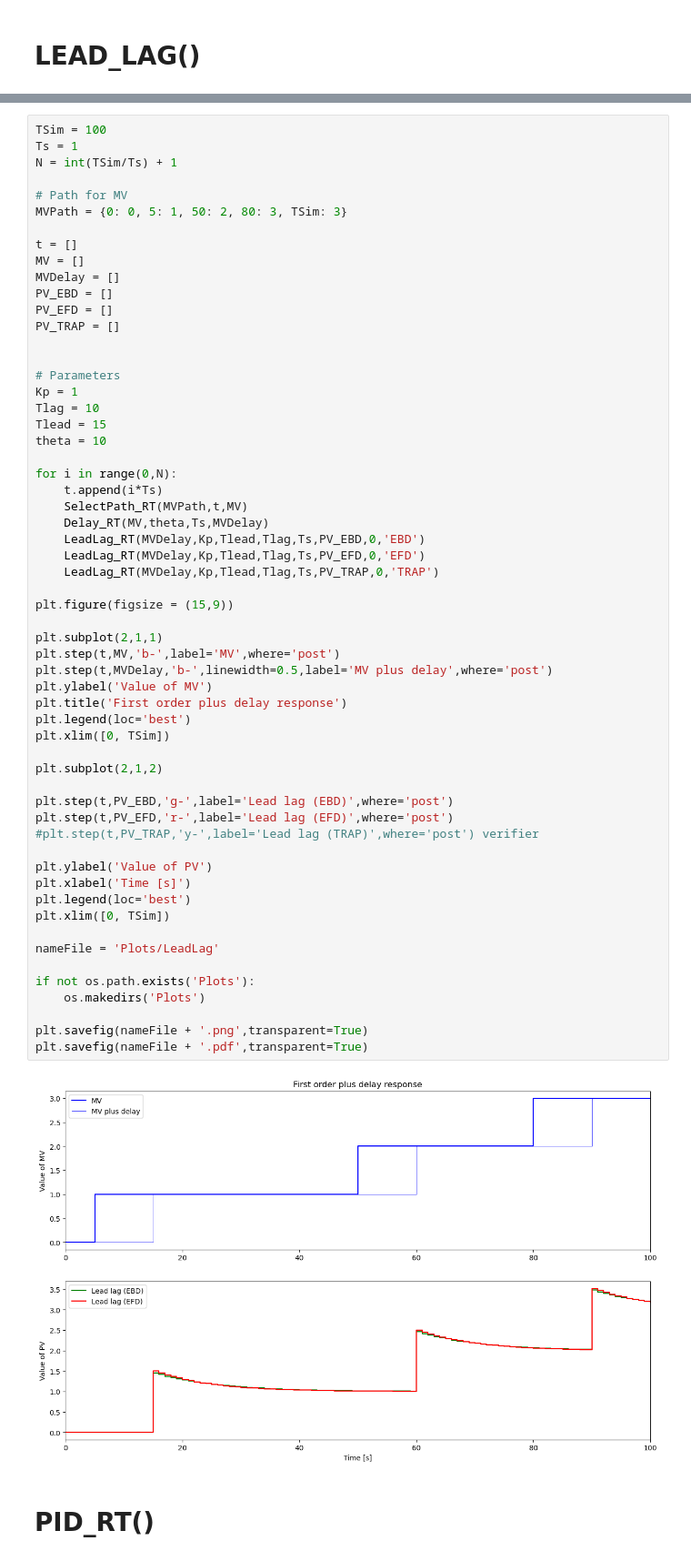
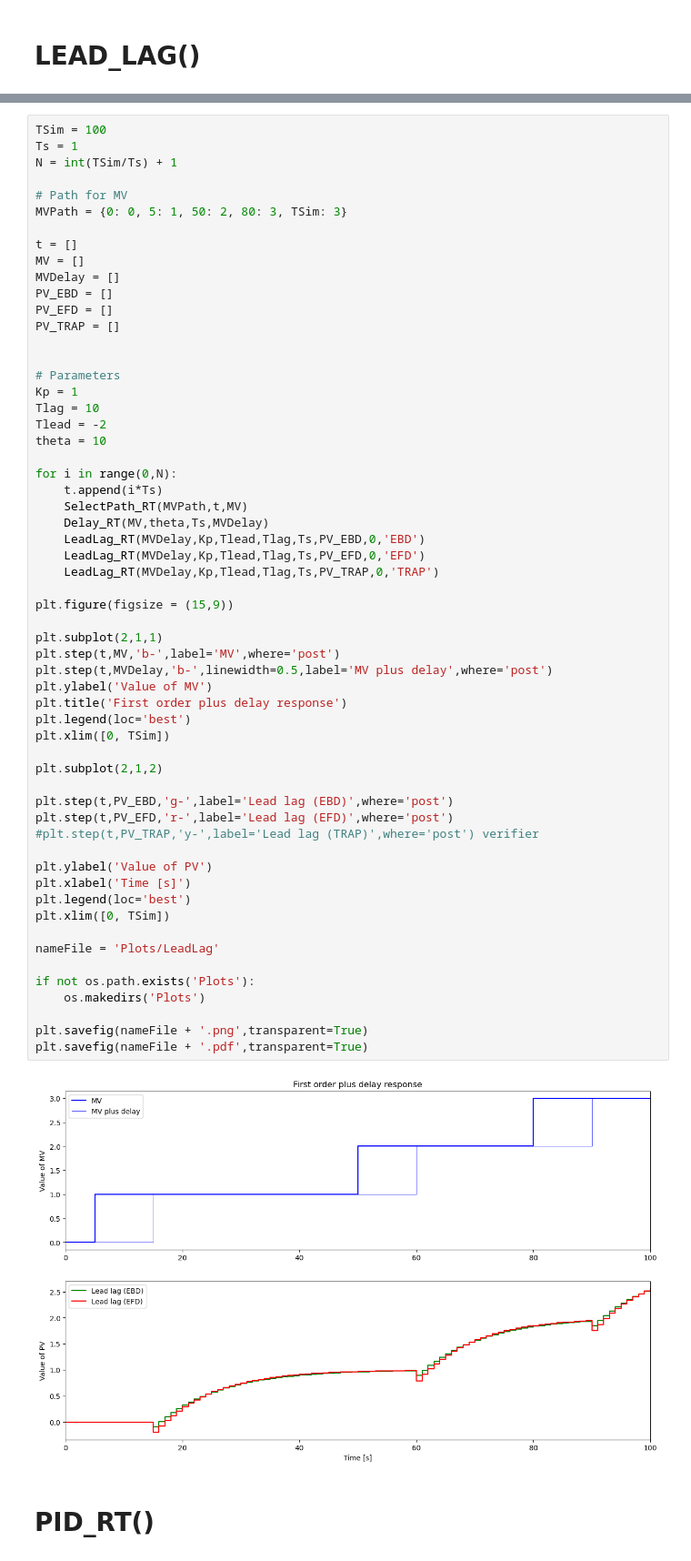
Before and after one commit to Prota0202/Control-Theory, a Jupyter notebook: package_lab.ipynb, the cells around one changed output, grey strips where cells are left out. Shown at 91% size. Drawn from its saved outputs; the diff is of its cells as text.

```diff
--- a/package_lab.ipynb
+++ b/package_lab.ipynb
@@ -58,7 +57,7 @@ PV_TRAP = []
 # Parameters
 Kp = 1
 Tlag = 10
-Tlead = 15
+Tlead = -2
 theta = 10
 
 for i in range(0,N):
@@ -71,34 +70,34 @@ for i in range(0,N):
 
 plt.figure(figsize = (15,9))
 
 plt.subplot(2,1,1)
 plt.step(t,MV,'b-',label='MV',where='post')
 plt.step(t,MVDelay,'b-',linewidth=0.5,label='MV plus delay',where='post')
 plt.ylabel('Value of MV')
 plt.title('First order plus delay response')
 plt.legend(loc='best')
 plt.xlim([0, TSim])
 
 plt.subplot(2,1,2)
 
 plt.step(t,PV_EBD,'g-',label='Lead lag (EBD)',where='post')
 plt.step(t,PV_EFD,'r-',label='Lead lag (EFD)',where='post')
 #plt.step(t,PV_TRAP,'y-',label='Lead lag (TRAP)',where='post') verifier
 
 plt.ylabel('Value of PV')
 plt.xlabel('Time [s]')
 plt.legend(loc='best')
 plt.xlim([0, TSim])
 
 nameFile = 'Plots/LeadLag'
 
 if not os.path.exists('Plots'):
     os.makedirs('Plots')
 
 plt.savefig(nameFile + '.png',transparent=True)
 plt.savefig(nameFile + '.pdf',transparent=True)
 # %% [output]
-[figure, old version]
+[figure, new version]
 # %% [markdown]
  # PID_RT()
 # %%
```
Also changed, not shown: parts of 15 cells of this notebook, 18 other files.
